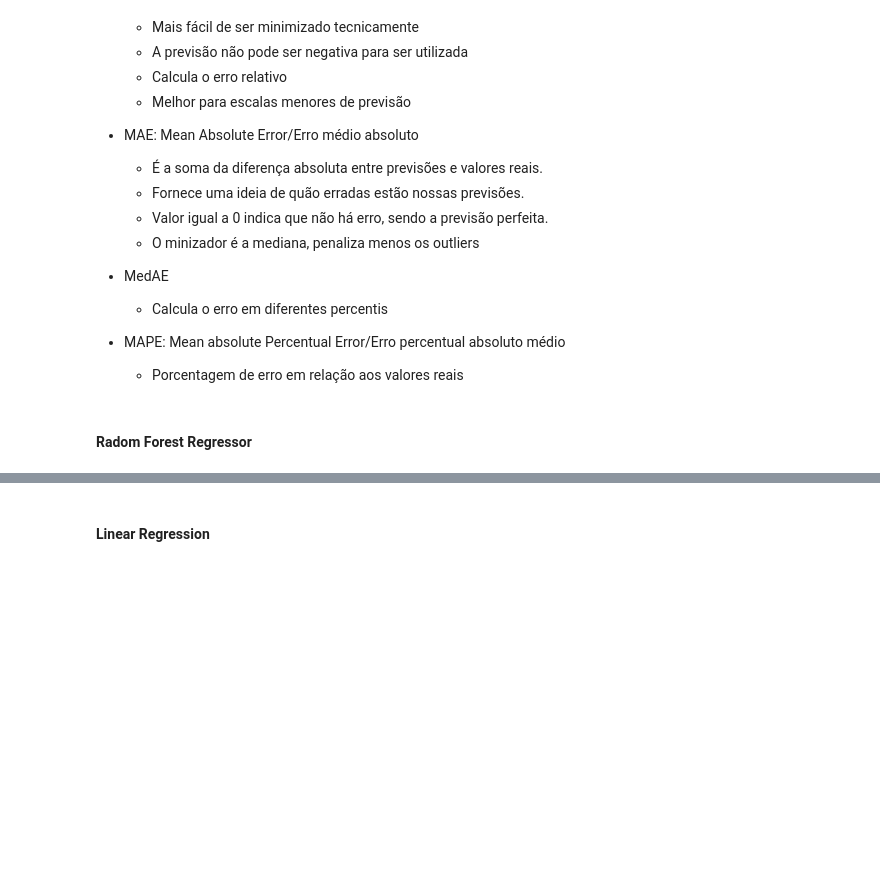
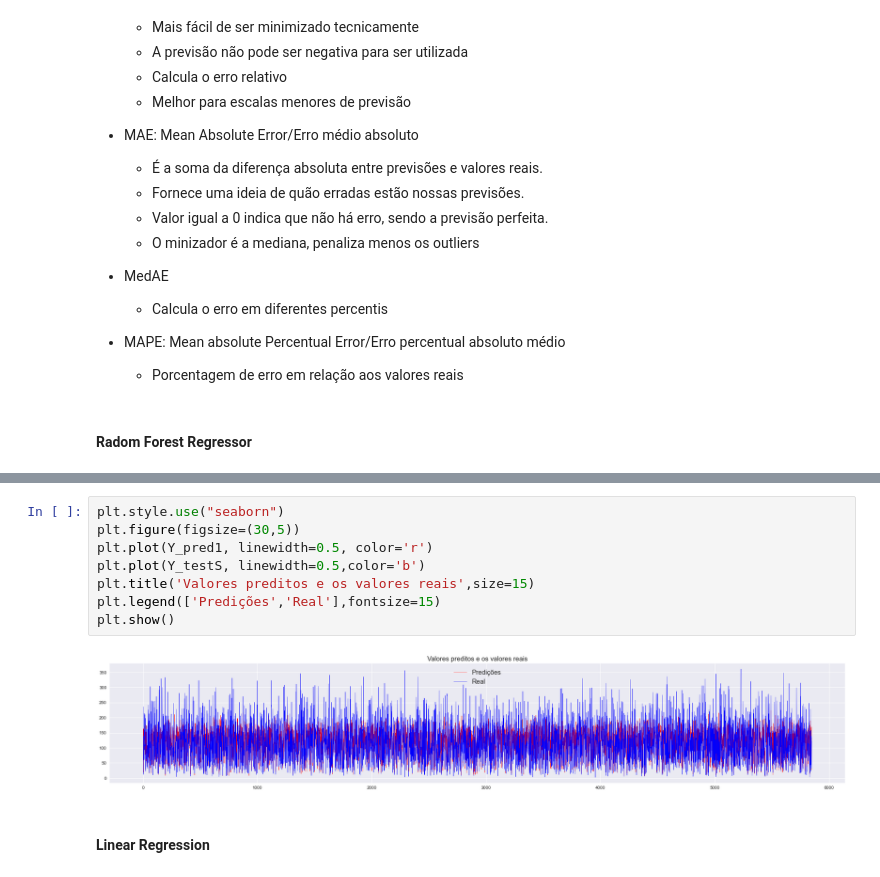
Before and after one commit to ccduarte/regression_predictive_maintenance, a Jupyter notebook: notebooks/predictive_maintenance.ipynb, the cells around one changed output, grey strips where cells are left out. Cells and saved outputs as stored; diff of their text form; blank space fills up the shorter version.

```diff
--- a/notebooks/predictive_maintenance.ipynb
+++ b/notebooks/predictive_maintenance.ipynb
@@ -700,4 +701,14 @@ MedAE - Erro mediano absoluto: 25.17
 MAPE - Erro percentual absoluto médio: 0.35
+# %%
+plt.style.use("seaborn")
+plt.figure(figsize=(30,5))
+plt.plot(Y_pred1, linewidth=0.5, color='r')
+plt.plot(Y_testS, linewidth=0.5,color='b')
+plt.title('Valores preditos e os valores reais',size=15)
+plt.legend(['Predições','Real'],fontsize=15)
+plt.show()
+# %% [output]
+[figure, added]
 # %% [markdown]
 #### Linear Regression
 # %%
```
Also changed, not shown: parts of 9 cells of this notebook.
